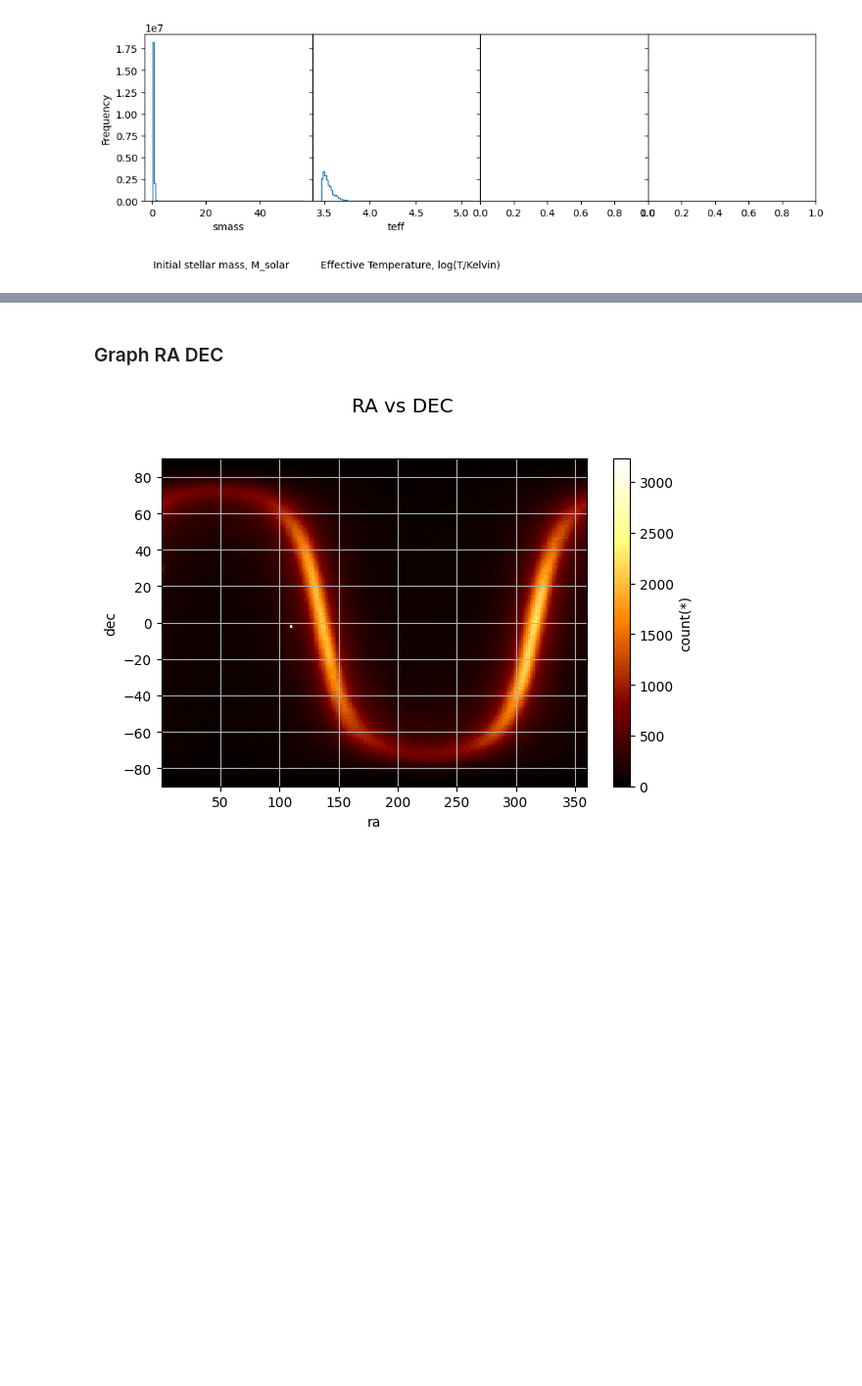
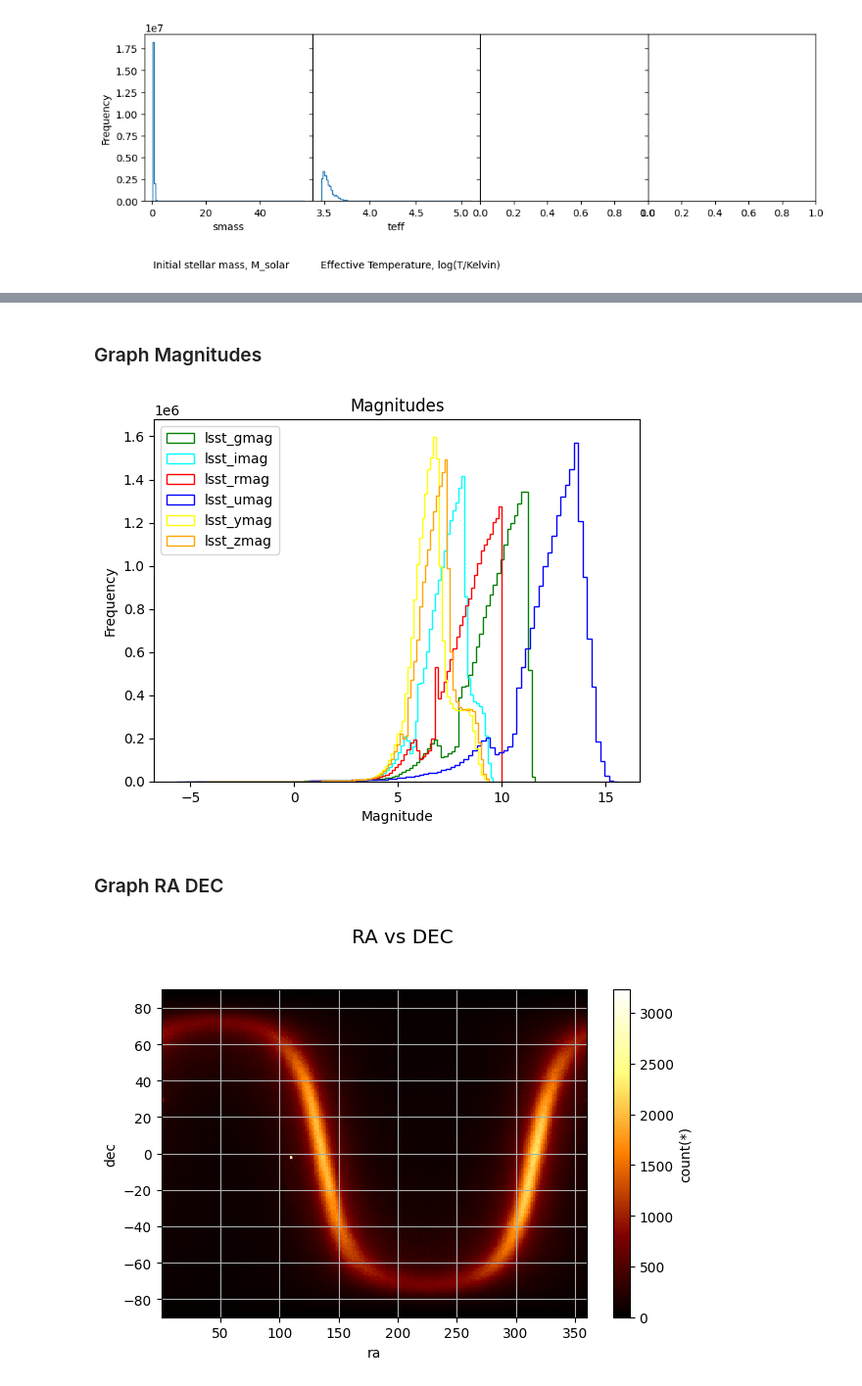
Before and after one commit to aeden2019/ananke_vera_rubin, a Jupyter notebook: vera_rubin.ipynb, the cells around one changed output, grey strips where cells are left out. Shown at 98% size. Cells and saved outputs as stored; diff of their text form; code cells hidden in the pictures; blank space fills up the shorter version.

```diff
--- a/vera_rubin.ipynb
+++ b/vera_rubin.ipynb
@@ -255,6 +274,27 @@ for i, col in enumerate(column_names):
+# %% [markdown]
+### Graph Magnitudes
 # %%
 # Plot Magnitudes
+
+# Define the column names and colors
+column_names = ['lsst_gmag', 'lsst_imag', 'lsst_rmag', 'lsst_umag', 'lsst_ymag', 'lsst_zmag']
+colors = ['green','cyan','red','blue','yellow','orange']
+
+# Create the histogram
+fig, ax = plt.subplots()
+for col, color in zip(column_names, colors):
+    ax.hist(df[col], bins=100, histtype='step', color=color, label=col)
+
+# Add legend, labels, and title
+ax.legend()
+ax.set_xlabel('Magnitude')
+ax.set_ylabel('Frequency')
+plt.title('Magnitudes')
+
+plt.show()
+# %% [output]
+[figure, added]
-# %% [markdown]
-### Graph RA DEC
+# %% [markdown]
+### Graph RA DEC
 # %%
 # Plot RA vs DEC with a heatmap
```
Also changed, not shown: parts of 18 cells of this notebook.
